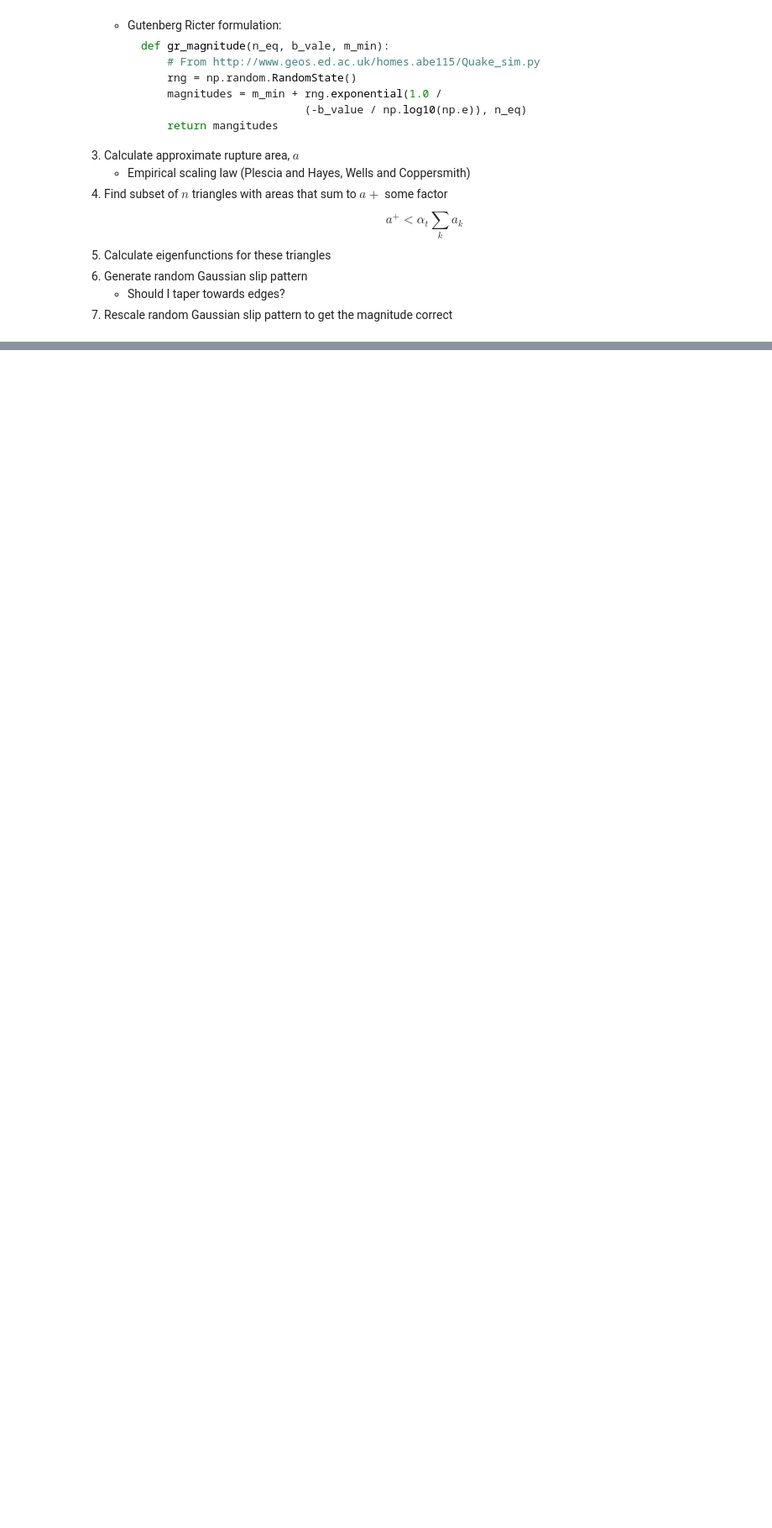
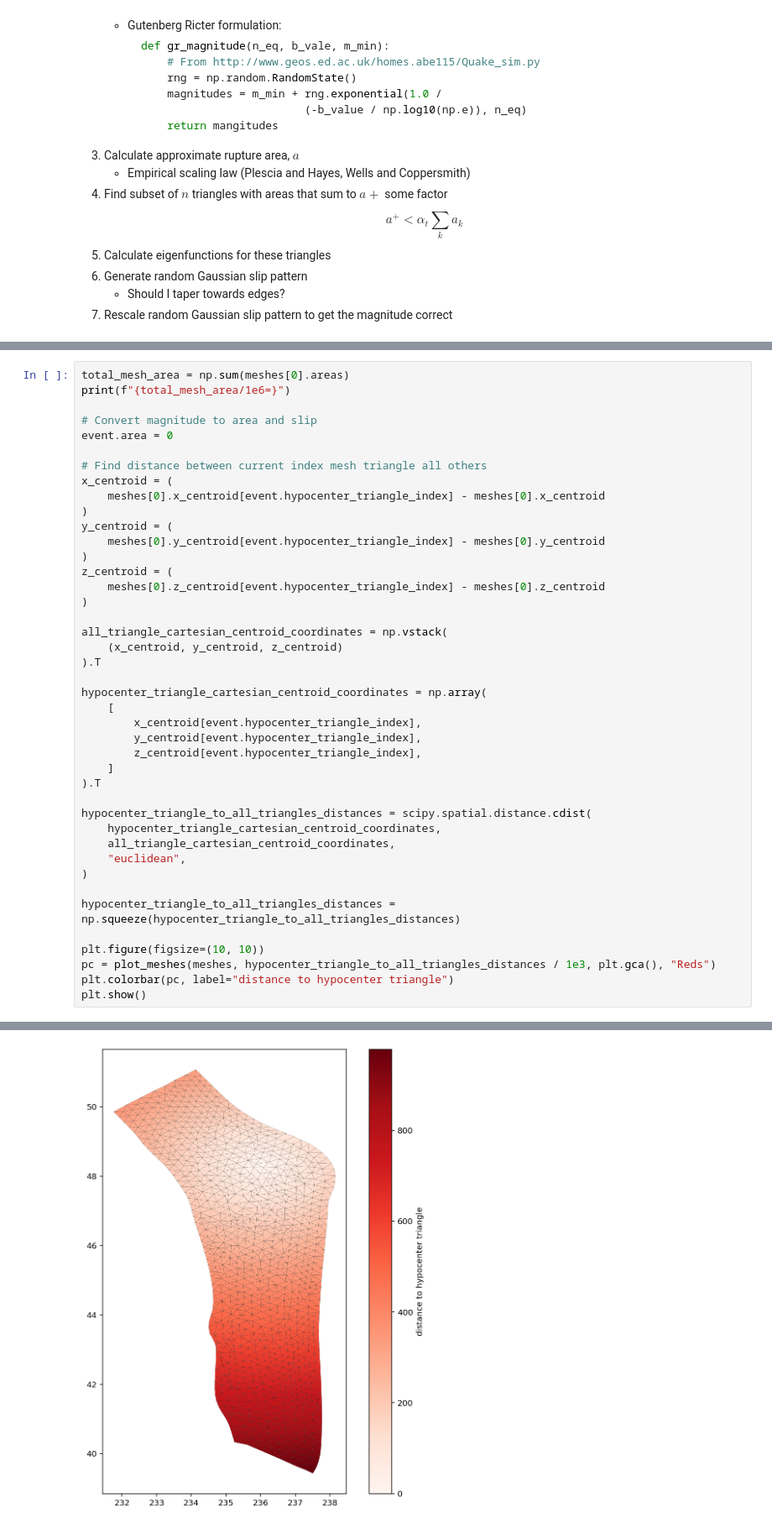
Before and after one commit to brendanjmeade/celeri, a Jupyter notebook: utilities/celeri_synthetic_slip_distributions_02.ipynb, the cells around one changed output, grey strips where cells are left out. Shown at 84% size. Cells and saved outputs as stored; diff of their text form; blank space fills up the shorter version.

```diff
--- a/utilities/celeri_synthetic_slip_distributions_02.ipynb
+++ b/utilities/celeri_synthetic_slip_distributions_02.ipynb
@@ -352,0 +370,43 @@ array([-2559528.93992022, -2602627.50491304, -2526242.22899095, ...,
+# %%
+total_mesh_area = np.sum(meshes[0].areas)
+print(f"{total_mesh_area/1e6=}")
+
+# Convert magnitude to area and slip
+event.area = 0
+
+# Find distance between current index mesh triangle all others
+x_centroid = (
+    meshes[0].x_centroid[event.hypocenter_triangle_index] - meshes[0].x_centroid
+)
+y_centroid = (
+    meshes[0].y_centroid[event.hypocenter_triangle_index] - meshes[0].y_centroid
+)
+z_centroid = (
+    meshes[0].z_centroid[event.hypocenter_triangle_index] - meshes[0].z_centroid
+)
+
+all_triangle_cartesian_centroid_coordinates = np.vstack(
+    (x_centroid, y_centroid, z_centroid)
+).T
+
+hypocenter_triangle_cartesian_centroid_coordinates = np.array(
+    [
+        x_centroid[event.hypocenter_triangle_index],
+        y_centroid[event.hypocenter_triangle_index],
+        z_centroid[event.hypocenter_triangle_index],
+    ]
+).T
+
+hypocenter_triangle_to_all_triangles_distances = scipy.spatial.distance.cdist(
+    hypocenter_triangle_cartesian_centroid_coordinates,
+    all_triangle_cartesian_centroid_coordinates,
+    "euclidean",
+)
+
+hypocenter_triangle_to_all_triangles_distances = np.squeeze(hypocenter_triangle_to_all_triangles_distances)
+
+plt.figure(figsize=(10, 10))
+pc = plot_meshes(meshes, hypocenter_triangle_to_all_triangles_distances / 1e3, plt.gca(), "Reds")
+plt.colorbar(pc, label="distance to hypocenter triangle")
+plt.show()
+# %% [output]
@@ -352,0 +414 @@ array([-2559528.93992022, -2602627.50491304, -2526242.22899095, ...,
+[figure, added]
```
Also changed, not shown: parts of 14 cells of this notebook.
